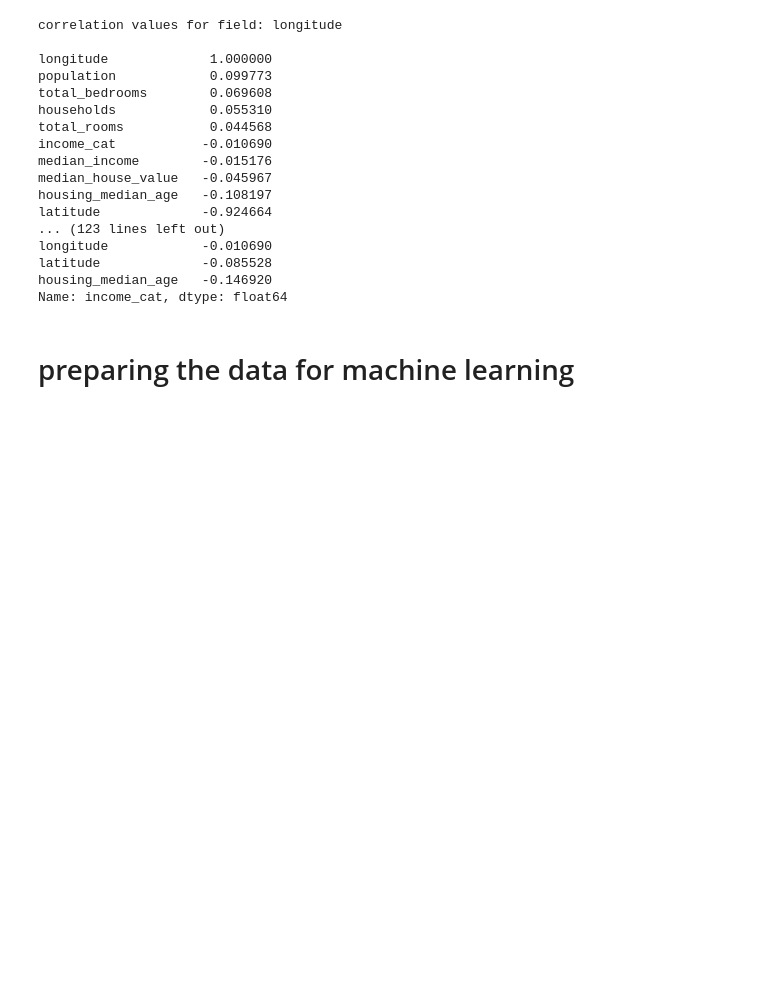
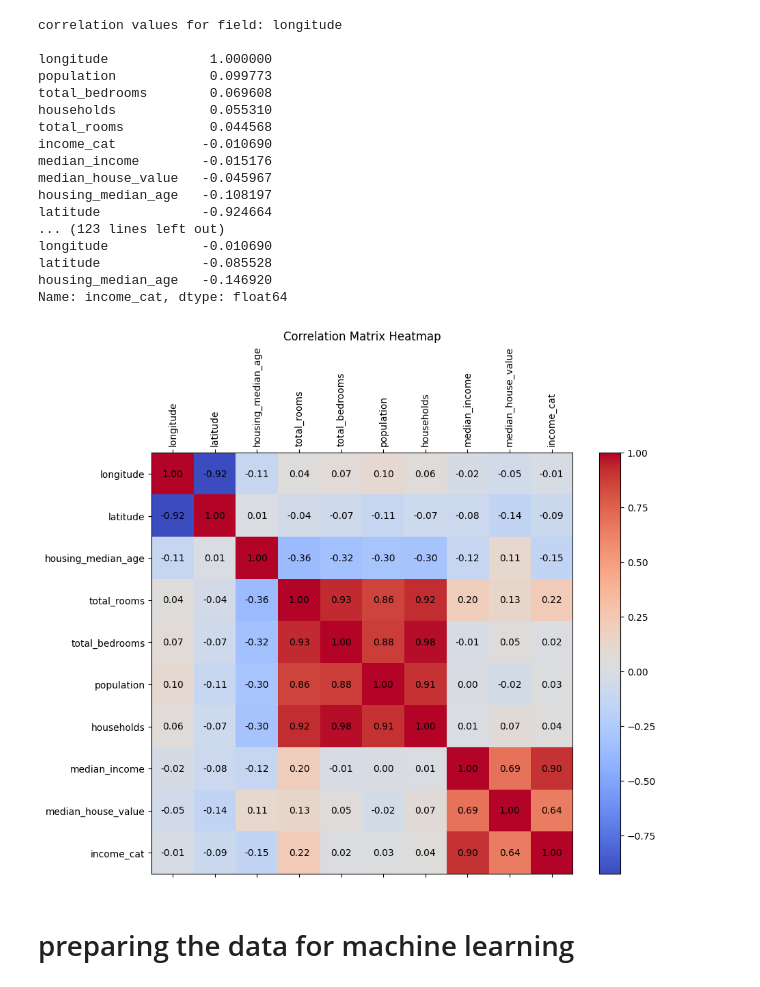
Before and after one commit to Peddinti-Sriram-Bharadwaj/ml, a Jupyter notebook: housing.ipynb, the cells around one changed output. Drawn from its saved outputs; the diff is of its cells as text; code cells hidden in the pictures; blank space fills up the shorter version.

Commit message:
correlation heat map added, Title section updated

```diff
--- a/housing.ipynb
+++ b/housing.ipynb
@@ -265,6 +269,36 @@ longitude            -0.010690
 latitude             -0.085528
 housing_median_age   -0.146920
 Name: income_cat, dtype: float64
+# %%
+import matplotlib.pyplot as plt
+
+# Calculate the correlation matrix
+corr_matrix
+
+# Create a figure and axis for the plot
+fig, ax = plt.subplots(figsize=(10, 8))
+
+# Create a heatmap of the correlation matrix
+cax = ax.matshow(corr_matrix, cmap='coolwarm')
+fig.colorbar(cax)  # Add a colorbar to the right of the heatmap
+
+# Set labels for the x and y axes
+plt.xticks(range(len(corr_matrix.columns)), corr_matrix.columns, rotation=90)
+plt.yticks(range(len(corr_matrix.columns)), corr_matrix.columns)
+
+# Display the correlation values in each cell
+for i in range(len(corr_matrix.columns)):
+    for j in range(len(corr_matrix.columns)):
+        text = ax.text(j, i, f'{corr_matrix.iloc[i, j]:.2f}',
+                       ha='center', va='center', color='black')
+
+# Set a title for the plot
+ax.set_title('Correlation Matrix Heatmap')
+
+# Show the plot
+plt.show()
+# %% [output]
+[figure, added]
 # %% [markdown]
 # preparing the data for machine learning
 # %% [markdown]
```
Also changed, not shown: parts of 2 cells of this notebook.
